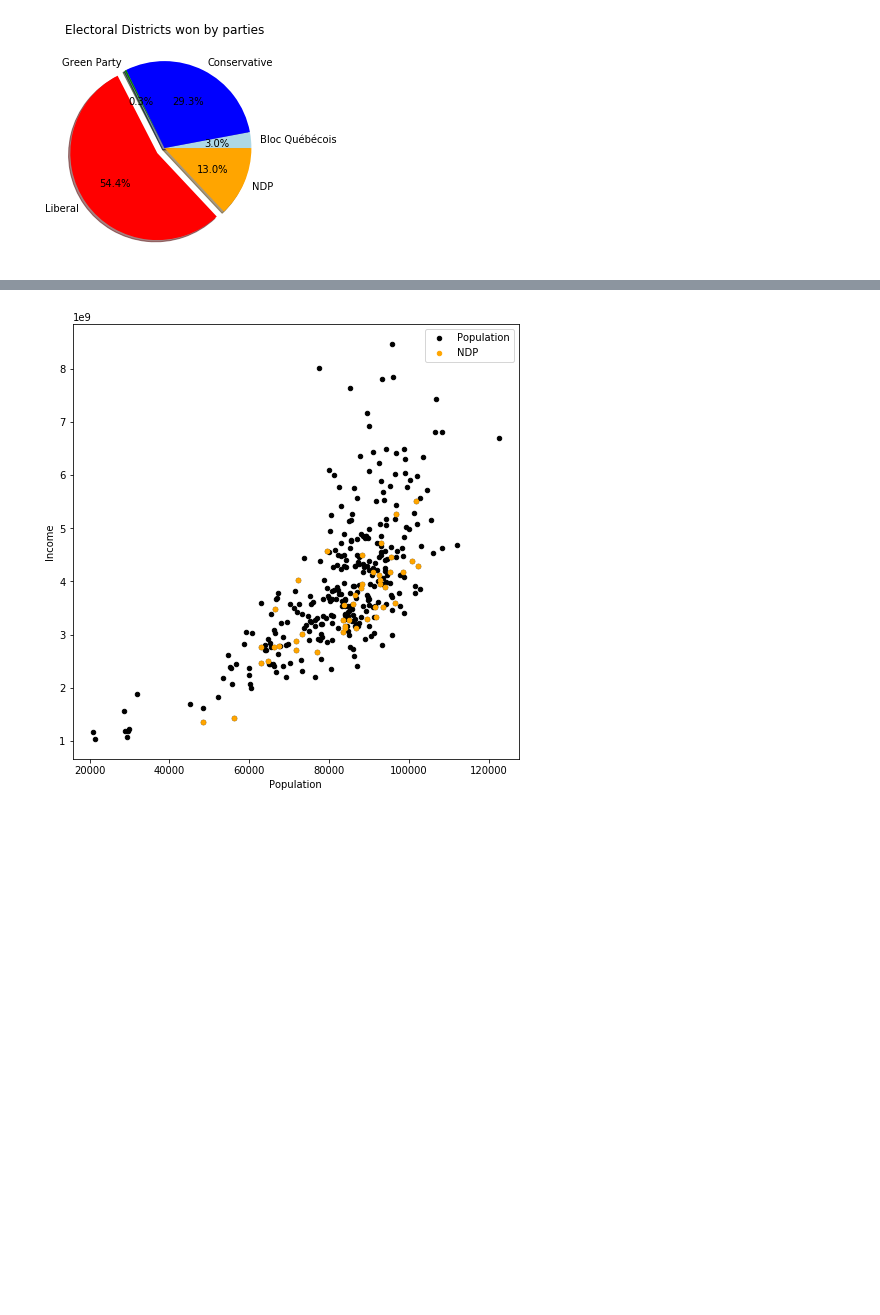
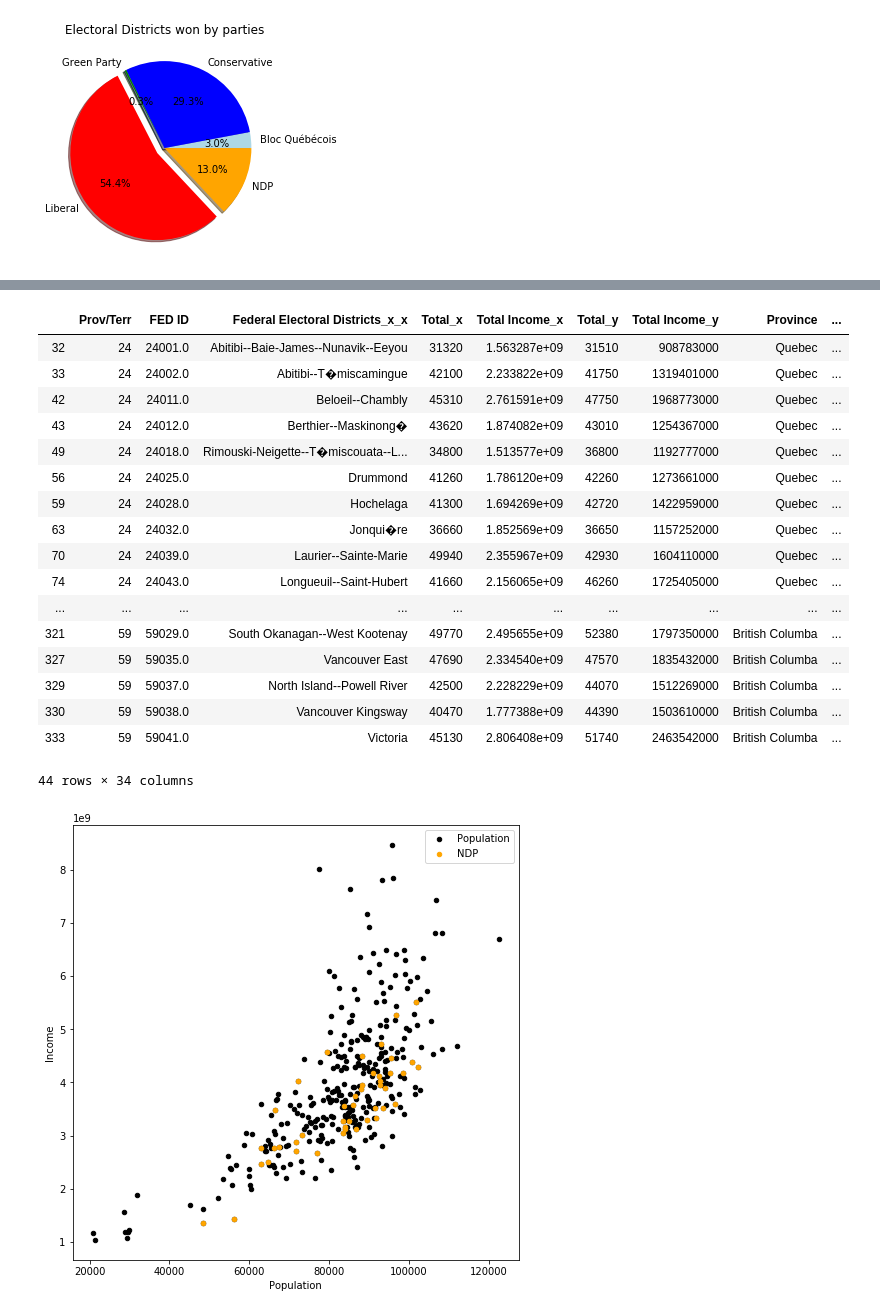
Before and after one commit to bsmirnov12/ABDS-Project-1, a Jupyter notebook: plots.ipynb, the cells around one changed output, grey strips where cells are left out. Cells and saved outputs as stored; diff of their text form; code cells hidden in the pictures; blank space fills up the shorter version.

```diff
--- a/plots.ipynb
+++ b/plots.ipynb
@@ -9,7 +9,7 @@ import matplotlib.pyplot as plt
 import numpy as np
 # %%
 gender_votes_data="data/gender_votes.csv"
-education_data="data/education_summary.csv"
+education_data="data/Education3.csv"
 gender_votes_df=pd.read_csv(gender_votes_data)
 education_df=pd.read_csv(education_data, engine='python')
 gender_prov=gender_votes_df.groupby('Province')
@@ -137,0 +139,27 @@ TypeError: unsupported operand type(s) for /: 'str' and 'int'
+# %%
+NDP_ed =merge_education.loc[merge_education["Party Won_y"] == "NDP", :]
+liberal_ed=merge_education.loc[merge_education["Party Won_y"] == "Liberal", :]
+green_ed=merge_education.loc[merge_education["Party Won_y"] == "Green Party", :]
+conservative_ed=merge_education.loc[merge_education["Party Won_y"] == "Conservative", :]
+bloc_ed=merge_education.loc[merge_education["Party Won_y"] == "Bloc Québécois", :]
+
+NDP_ed
+# %% [output]
+|  | Prov/Terr | FED ID | Federal Electoral Districts_x_x | Total_x | Total Income_x | Total_y | Total Income_y | Province | ... |
+| 32 | 24 | 24001.0 | Abitibi--Baie-James--Nunavik--Eeyou | 31320 | 1.563287e+09 | 31510 | 908783000 | Quebec | ... |
+| 33 | 24 | 24002.0 | Abitibi--T�miscamingue | 42100 | 2.233822e+09 | 41750 | 1319401000 | Quebec | ... |
+| 42 | 24 | 24011.0 | Beloeil--Chambly | 45310 | 2.761591e+09 | 47750 | 1968773000 | Quebec | ... |
+| 43 | 24 | 24012.0 | Berthier--Maskinong� | 43620 | 1.874082e+09 | 43010 | 1254367000 | Quebec | ... |
+| 49 | 24 | 24018.0 | Rimouski-Neigette--T�miscouata--L... | 34800 | 1.513577e+09 | 36800 | 1192777000 | Quebec | ... |
+| 56 | 24 | 24025.0 | Drummond | 41260 | 1.786120e+09 | 42260 | 1273661000 | Quebec | ... |
+| 59 | 24 | 24028.0 | Hochelaga | 41300 | 1.694269e+09 | 42720 | 1422959000 | Quebec | ... |
+| 63 | 24 | 24032.0 | Jonqui�re | 36660 | 1.852569e+09 | 36650 | 1157252000 | Quebec | ... |
+| 70 | 24 | 24039.0 | Laurier--Sainte-Marie | 49940 | 2.355967e+09 | 42930 | 1604110000 | Quebec | ... |
+| 74 | 24 | 24043.0 | Longueuil--Saint-Hubert | 41660 | 2.156065e+09 | 46260 | 1725405000 | Quebec | ... |
+| ... | ... | ... | ... | ... | ... | ... | ... | ... | ... |
+| 321 | 59 | 59029.0 | South Okanagan--West Kootenay | 49770 | 2.495655e+09 | 52380 | 1797350000 | British Columba | ... |
+| 327 | 59 | 59035.0 | Vancouver East | 47690 | 2.334540e+09 | 47570 | 1835432000 | British Columba | ... |
+| 329 | 59 | 59037.0 | North Island--Powell River | 42500 | 2.228229e+09 | 44070 | 1512269000 | British Columba | ... |
+| 330 | 59 | 59038.0 | Vancouver Kingsway | 40470 | 1.777388e+09 | 44390 | 1503610000 | British Columba | ... |
+| 333 | 59 | 59041.0 | Victoria | 45130 | 2.806408e+09 | 51740 | 2463542000 | British Columba | ... |
+44 rows × 34 columns
```
Also changed, not shown: parts of 8 cells of this notebook, 5 other files.
